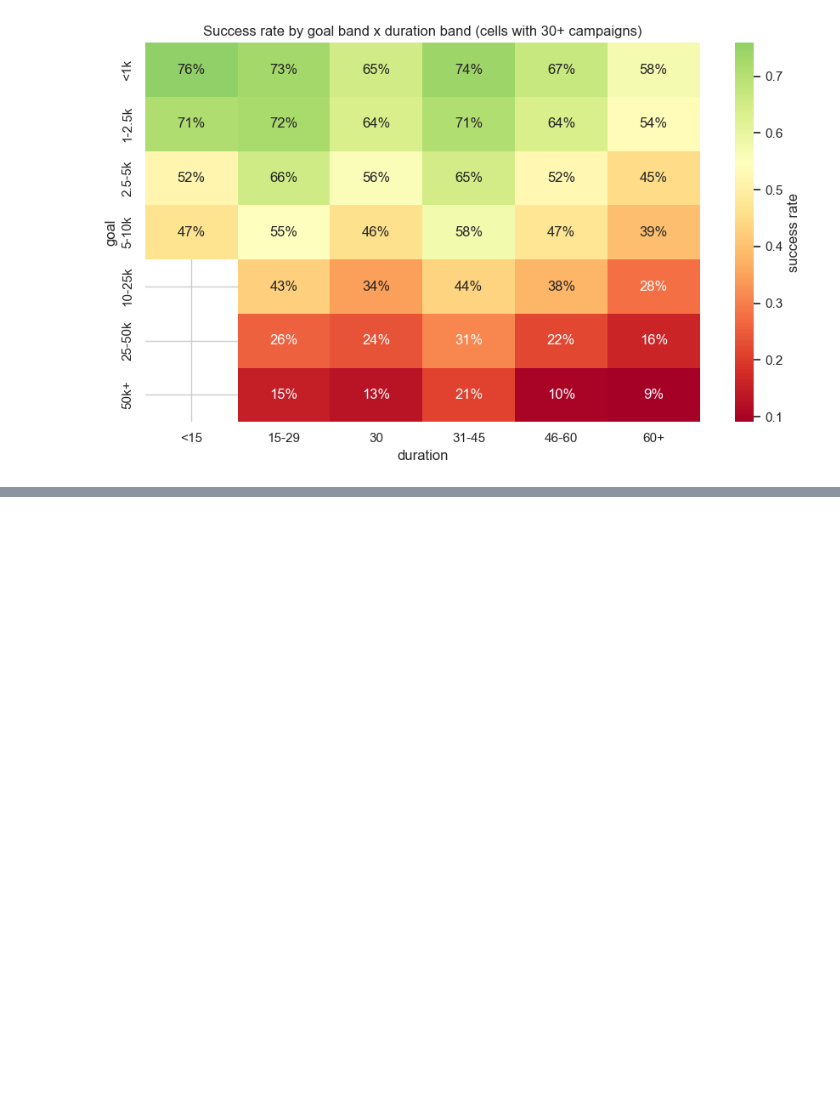
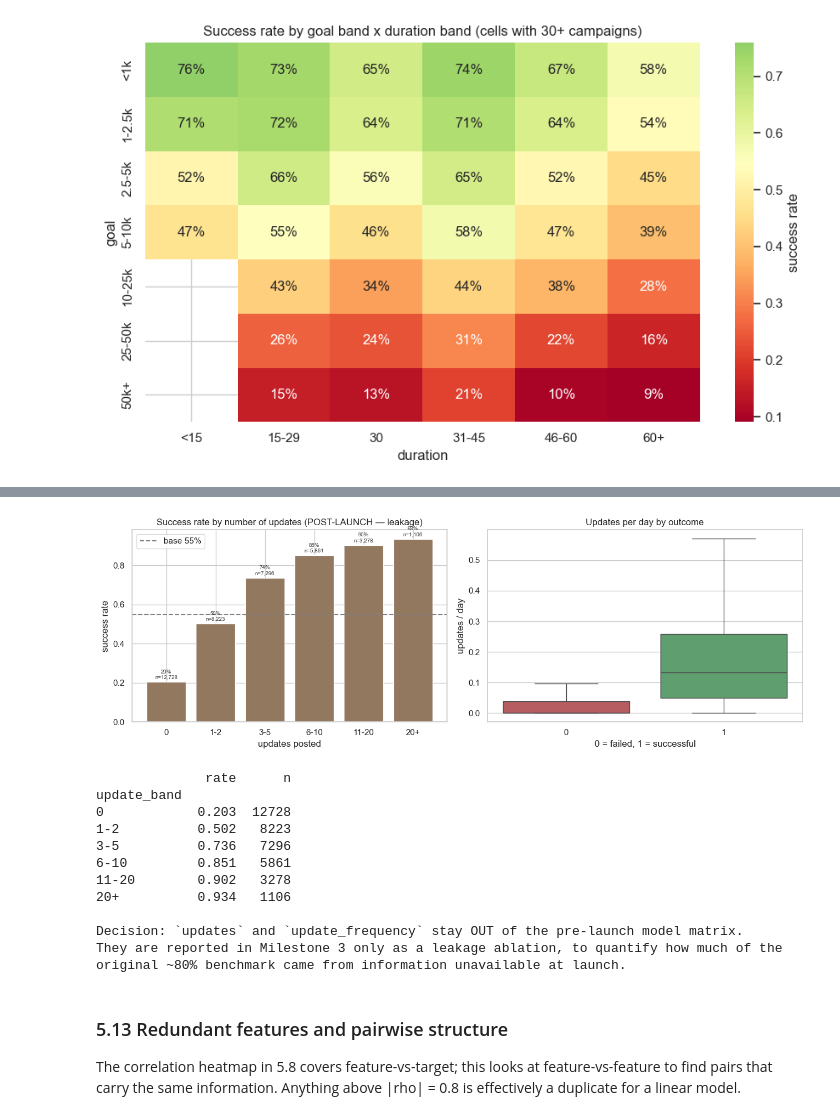
Before and after one commit to michelllinstar/StateStreet_BTT_individual, a Jupyter notebook: notebooks/kickstarter_data_prep_and_eda.ipynb, the cells around one changed output, grey strips where cells are left out. Drawn from its saved outputs; the diff is of its cells as text; code cells hidden in the pictures; blank space fills up the shorter version.

Commit message:
milestone #2

```diff
--- a/notebooks/kickstarter_data_prep_and_eda.ipynb
+++ b/notebooks/kickstarter_data_prep_and_eda.ipynb
@@ -1017,0 +1207,46 @@ plt.tight_layout(); plt.savefig(FIG_DIR / "eda_goal_duration.png", dpi=150); plt
+# %%
+upd = df.assign(success=(df["status"] == "successful").astype(int),
+                update_frequency=lambda d: d["updates"] / d["duration"])
+upd["update_band"] = pd.cut(upd["updates"], bins=[-0.1, 0, 2, 5, 10, 20, np.inf],
+                            labels=["0", "1-2", "3-5", "6-10", "11-20", "20+"])
+ub = upd.groupby("update_band", observed=True)["success"].agg(rate="mean", n="size")
+
+fig, axes = plt.subplots(1, 2, figsize=(13, 4.5))
+axes[0].bar(ub.index.astype(str), ub["rate"], color=PALETTE[5])
+axes[0].axhline(BASE, ls="--", c="gray", label=f"base {BASE:.0%}")
+axes[0].set(title="Success rate by number of updates (POST-LAUNCH — leakage)",
+            xlabel="updates posted", ylabel="success rate")
+axes[0].legend()
+for i, (r, n) in enumerate(zip(ub["rate"], ub["n"])):
+    axes[0].text(i, r + 0.015, f"{r:.0%}\nn={n:,}", ha="center", fontsize=7, color="#333")
+
+sns.boxplot(data=upd, x="success", y="update_frequency", showfliers=False,
+            palette=[PALETTE[3], PALETTE[2]], ax=axes[1])
+axes[1].set(title="Updates per day by outcome", xlabel="0 = failed, 1 = successful",
+            ylabel="updates / day")
+plt.tight_layout(); plt.savefig(FIG_DIR / "eda_updates.png", dpi=150); plt.show()
+
+print(ub.assign(rate=lambda d: d["rate"].round(3)).to_string())
+print("\nDecision: `updates` and `update_frequency` stay OUT of the pre-launch model matrix.")
+print("They are reported in Milestone 3 only as a leakage ablation, to quantify how much of the")
+print("original ~80% benchmark came from information unavailable at launch.")
+# %% [output]
+[figure, added]
+              rate      n
+update_band
+0            0.203  12728
+1-2          0.502   8223
+3-5          0.736   7296
+6-10         0.851   5861
+11-20        0.902   3278
+20+          0.934   1106
+
+Decision: `updates` and `update_frequency` stay OUT of the pre-launch model matrix.
+They are reported in Milestone 3 only as a leakage ablation, to quantify how much of the
+original ~80% benchmark came from information unavailable at launch.
+# %% [markdown]
+### 5.13 Redundant features and pairwise structure
+
+The correlation heatmap in 5.8 covers feature-vs-target; this looks at feature-vs-feature to find
+pairs that carry the same information. Anything above |rho| = 0.8 is effectively a duplicate for a
+linear model.
```
Also changed, not shown: parts of 19 cells of this notebook, 8 other files.
